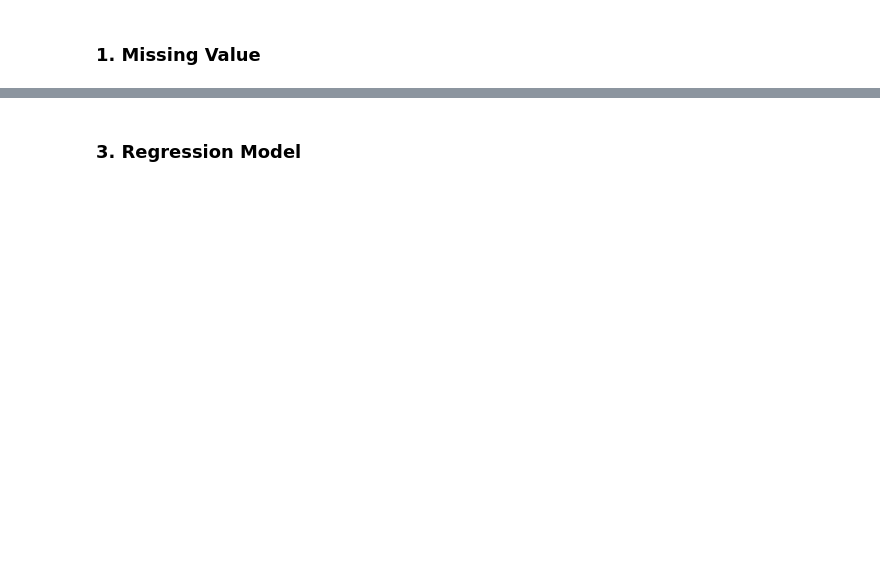
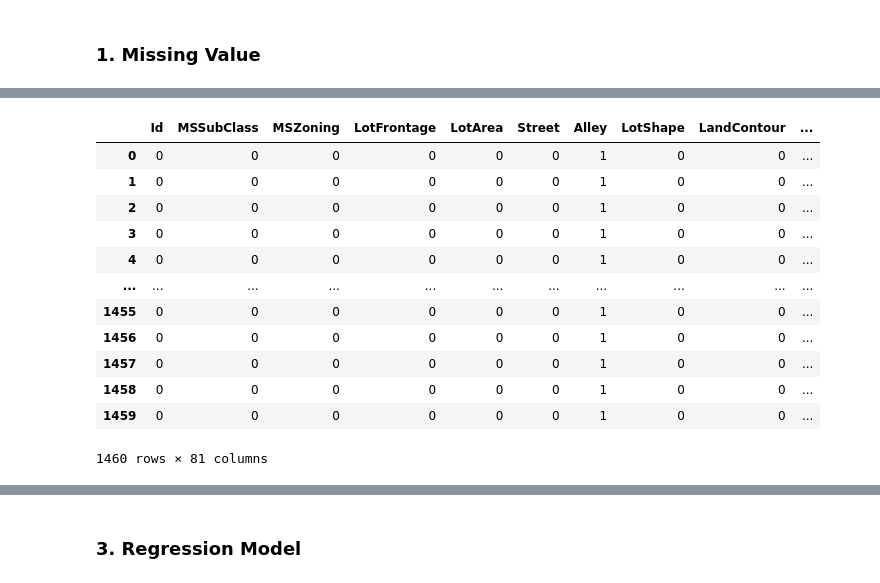
Before and after one commit to Backlu/hands-on-lab-python-and-machine-learning, a Jupyter notebook: Lab_4_Data_Exploration/lab4_eda.ipynb, the cells around one changed output, grey strips where cells are left out. Cells and saved outputs as stored; diff of their text form; code cells hidden in the pictures; blank space fills up the shorter version.

```diff
--- a/Lab_4_Data_Exploration/lab4_eda.ipynb
+++ b/Lab_4_Data_Exploration/lab4_eda.ipynb
@@ -19,0 +47,17 @@ data = pd.read_csv('../data/train.csv')
+# %%
+#False=0, True=1
+data.isnull().astype(int)
+# %% [output]
+|  | Id | MSSubClass | MSZoning | LotFrontage | LotArea | Street | Alley | LotShape | LandContour | ... |
+| 0 | 0 | 0 | 0 | 0 | 0 | 0 | 1 | 0 | 0 | ... |
+| 1 | 0 | 0 | 0 | 0 | 0 | 0 | 1 | 0 | 0 | ... |
+| 2 | 0 | 0 | 0 | 0 | 0 | 0 | 1 | 0 | 0 | ... |
+| 3 | 0 | 0 | 0 | 0 | 0 | 0 | 1 | 0 | 0 | ... |
+| 4 | 0 | 0 | 0 | 0 | 0 | 0 | 1 | 0 | 0 | ... |
+| ... | ... | ... | ... | ... | ... | ... | ... | ... | ... | ... |
+| 1455 | 0 | 0 | 0 | 0 | 0 | 0 | 1 | 0 | 0 | ... |
+| 1456 | 0 | 0 | 0 | 0 | 0 | 0 | 1 | 0 | 0 | ... |
+| 1457 | 0 | 0 | 0 | 0 | 0 | 0 | 1 | 0 | 0 | ... |
+| 1458 | 0 | 0 | 0 | 0 | 0 | 0 | 1 | 0 | 0 | ... |
+| 1459 | 0 | 0 | 0 | 0 | 0 | 0 | 1 | 0 | 0 | ... |
+1460 rows × 81 columns
```
Also changed, not shown: parts of 10 cells of this notebook, 4 other files.
